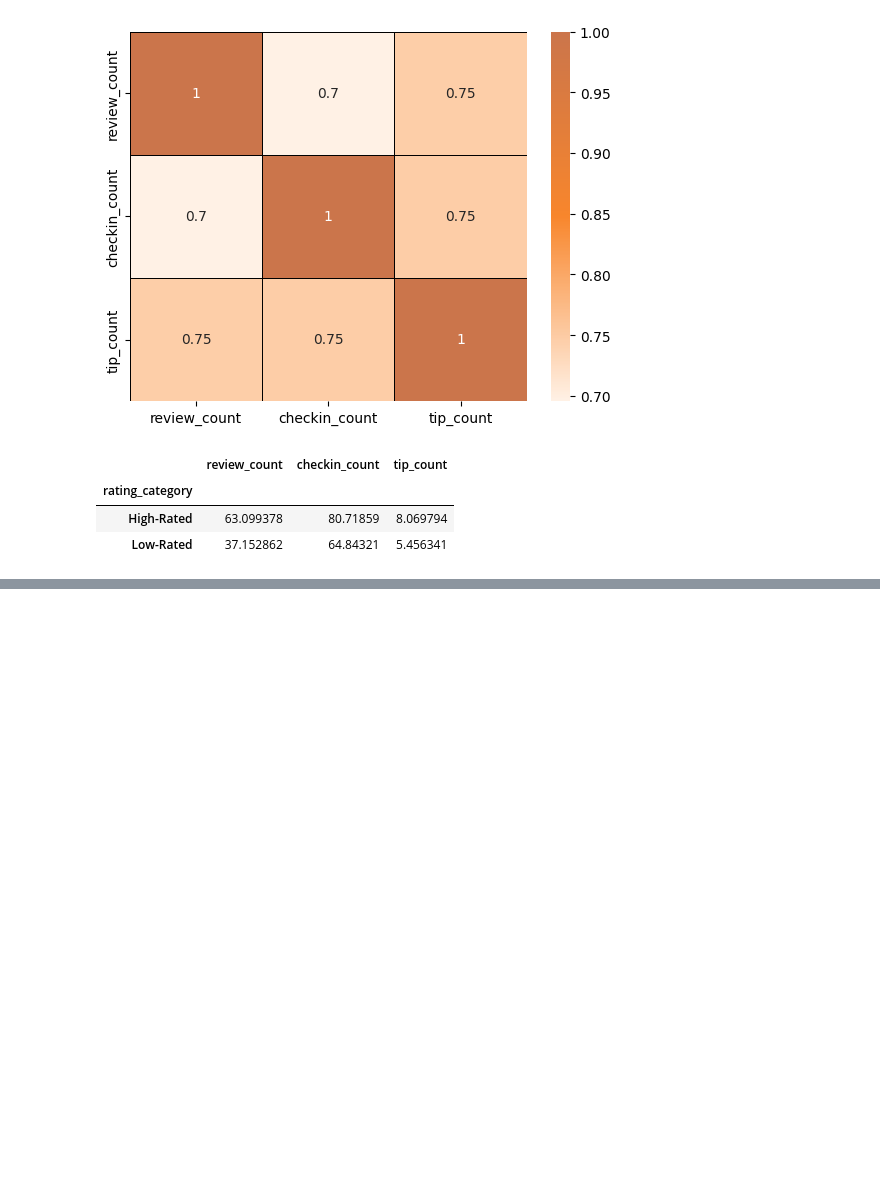
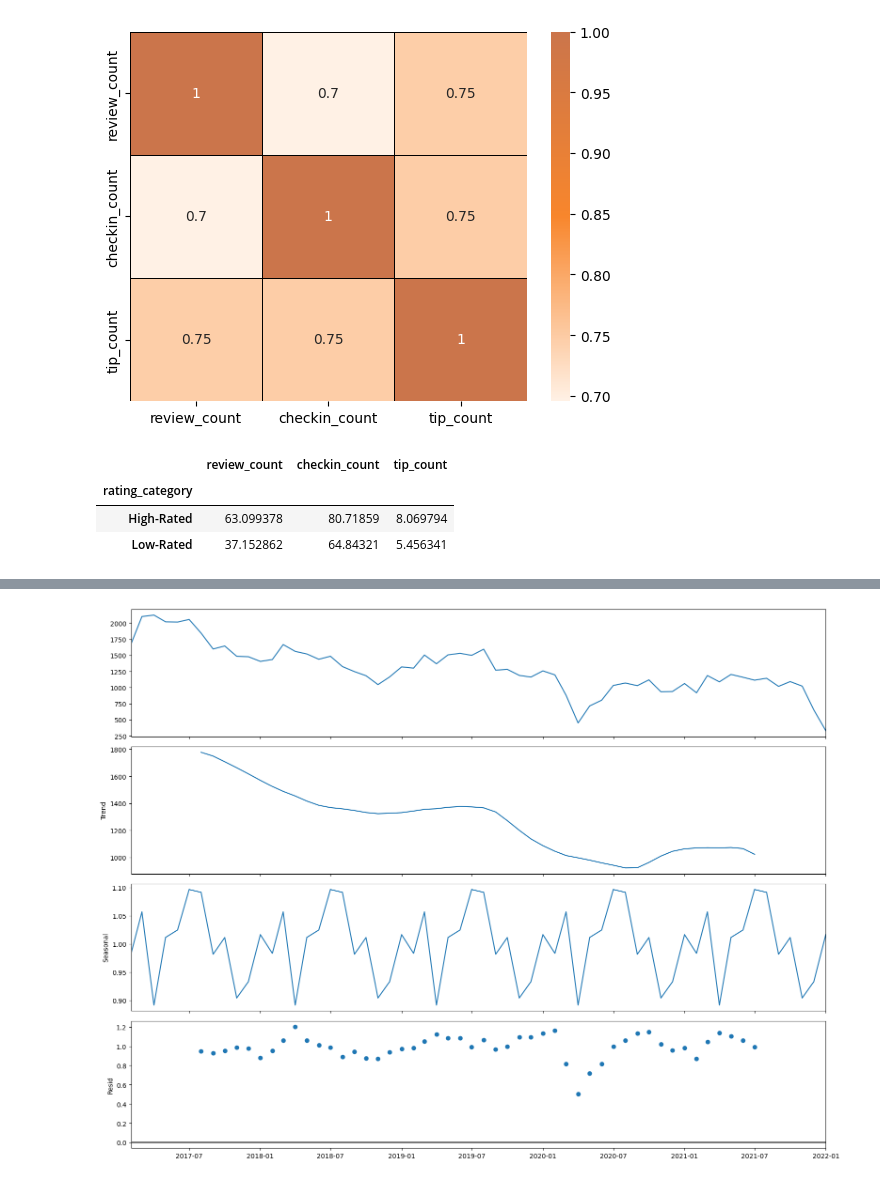
Before and after one commit to Engineer-purvesh18/Customer_Engagement, a Jupyter notebook: analysis.ipynb, the cells around one changed output, grey strips where cells are left out. Saved outputs shown, nothing was run; the diff lists cells and outputs as text; code cells hidden in the pictures; blank space fills up the shorter version.

```diff
--- a/analysis.ipynb
+++ b/analysis.ipynb
@@ -383,0 +463,13 @@ m.add_child(color_scale)
+# %%
+tip_high_rated = high_rated_engagement[['month_year','tip_count']].set_index('month_year')
+review_high_rated = high_rated_engagement[['month_year','review_count']].set_index('month_year')
+rating_df = time_rating[['month_year','avg_rating']].set_index('month_year')
+# %%
+from statsmodels.tsa.seasonal import seasonal_decompose
+multiplicative_decomposition = seasonal_decompose(tip_high_rated,
+                                                  model='multiplicative', period = 12)
+plt.rcParams.update({'figure.figsize': (16,12)})
+multiplicative_decomposition.plot()
+plt.show()
+# %% [output]
+[figure, added]
```
Also changed, not shown: parts of 7 cells of this notebook, 1 other file.
